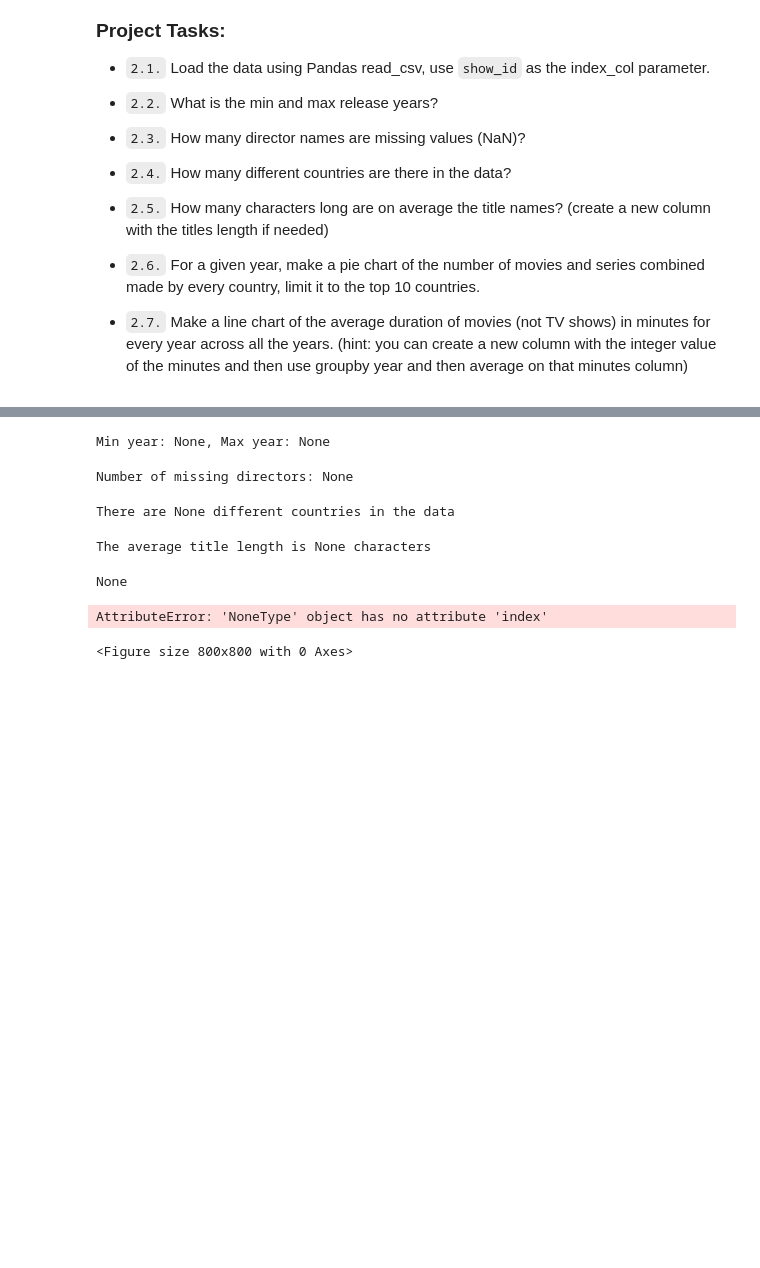
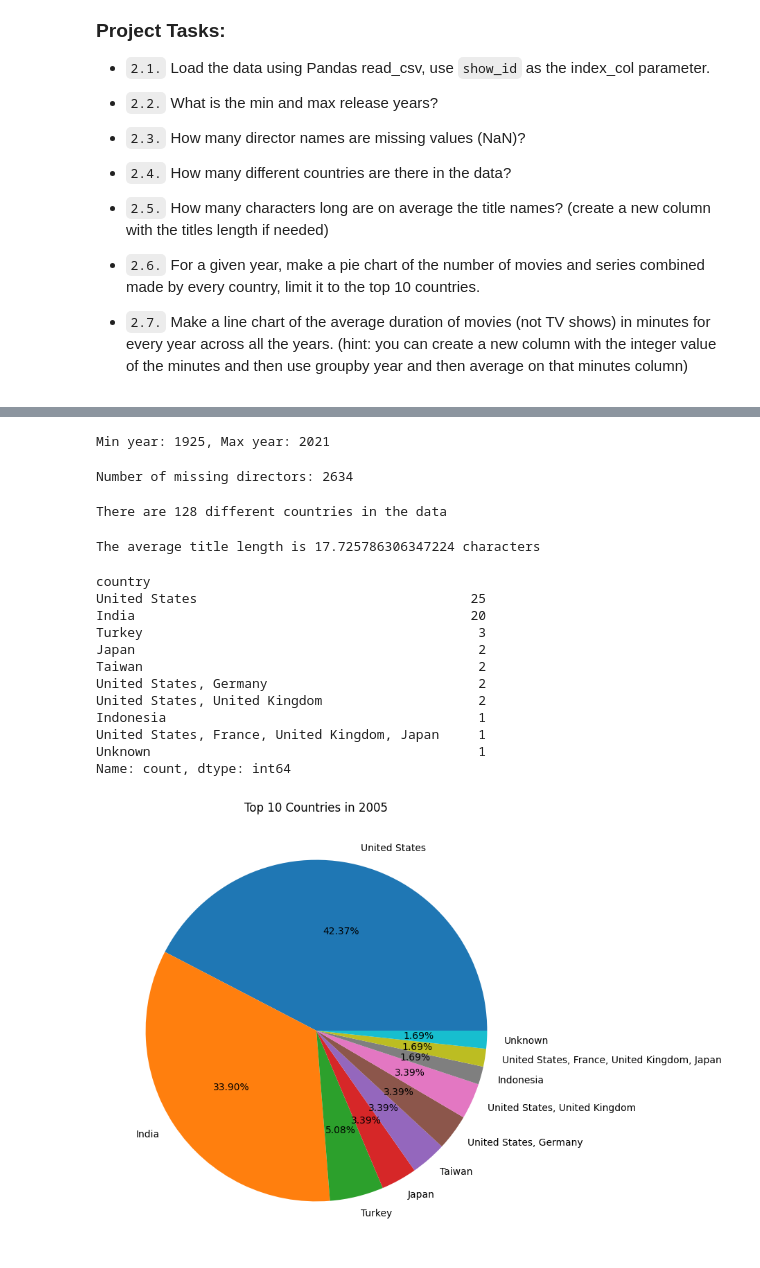
Before and after one commit to andreapivaralb/eae_ipld_project, a Jupyter notebook: development/02_netflix_data_analysis.ipynb, the cells around one changed output, grey strips where cells are left out. Saved outputs shown, nothing was run; the diff lists cells and outputs as text; code cells hidden in the pictures; blank space fills up the shorter version.

```diff
--- a/development/02_netflix_data_analysis.ipynb
+++ b/development/02_netflix_data_analysis.ipynb
@@ -29,6 +29,6 @@ import matplotlib.pyplot as plt
 
 data_path = "../data/netflix_titles.csv"
 
-movies_df = None  # TODO
+movies_df = pd.read_csv(data_path, index_col='show_id')  # TODO
 
 movies_df
@@ -35,20 +50,20 @@ movies_df
 # %%
 # Ex 2.2: What is the min and max release years?
 
-min_year = None  # TODO
-max_year = None  # TODO
+min_year = movies_df['release_year'].min()  # TODO
+max_year = movies_df['release_year'].max()  # TODO
 
 print(f"Min year: {min_year}, Max year: {max_year}")
 # %% [output]
-Min year: None, Max year: None
+Min year: 1925, Max year: 2021
 # %%
 # Ex 2.3: How many director names are missing values (NaN)?
 
-num_missing_directors = None  # TODO
+num_missing_directors = movies_df['director'].isnull().sum()  # TODO
 
 print(f"Number of missing directors: {num_missing_directors}")
 # %% [output]
-Number of missing directors: None
+Number of missing directors: 2634
 # %%
 # Ex 2.4: How many different countries are there in the data?
 
@@ -59,45 +74,73 @@ Number of missing directors: None
 # Finally, you can get the number of unique countries by getting the length of the list of unique countries, you can use a set {} to get the unique countries or convert the entire
 # list into a pd.Series and use .unique() to get the list of unique countries and then its number.
 
-n_countries = None  # TODO n_countries has to be a single integer number with the unique number of different countries (you can build this in multiple lines and steps)
+# fill NaN as Unknown
+movies_df["country"].fillna("Unknown,inplace=True")
 
+# convert the countries into a list
+country_list = movies_df["country"].tolist()
+
+# join with comas
+join_countr = ", ".join(country_list)
+
+#separate after coma
+split_countr = join_countr.split(", ")
+
+# identify unique countries
+unique_country = set(split_countr)
+
+n_countries = len(unique_country)
 print(f"There are {n_countries} different countries in the data")
 # %% [output]
-There are None different countries in the data
+There are 128 different countries in the data
 # %%
 # Ex 2.5: How many characters long are on average the title names?
 
 # hint: (create a new column with the titles length if needed, you can use the apply method like .apply(lambda x: len(x)) , then get the mean of that column)
 
-avg_title_length = None  # TODO
+movies_df['title_length'] = movies_df['title'].apply(lambda x: len(x))
+
+avg_title_length = movies_df['title_length'].mean()  # TODO
 
 print(f"The average title length is {avg_title_length} characters")
 # %% [output]
-The average title length is None characters
+The average title length is 17.725786306347224 characters
 # %%
 # Ex 2.6: For a given year, get the Pandas Series of how many movies and series combined were made by every country, limit it to the top 10 countries.
 
 # It's optional to clean or modify the data of countries in this case, you can just use the data as it is.
 
 # hint: (you can use the .loc method to filter the data by year, and then use the .value_counts() method to get the number of movies and series combined for each country,
 # finally use the head(10) method to get the top 10 countries)
 
 year = 2005   # you can try to change the year to see the results for different years
 
-top_10_countries = None  # TODO: top_10_countries has to be a Pandas Series with the top 10 countries with the number of movies and series combined for that year
+data_for_year = movies_df.loc[movies_df['release_year'] == year]
+
+top_10_countries = data_for_year['country'].value_counts().head(10)  # TODO: top_10_countries has to be a Pandas Series with the top 10 countries with the number of movies and series combined for that year
 
 print(top_10_countries)
 
 # Code to plot the pie chart from your data results
 fig = plt.figure(figsize=(8, 8))
 plt.pie(top_10_countries, labels=top_10_countries.index, autopct="%.2f%%")
 plt.title(f"Top 10 Countries in {year}")
 
 plt.show()
 # %% [output]
-None
+country
+United States                                   25
+India                                           20
+Turkey                                           3
+Japan                                            2
+Taiwan                                           2
+United States, Germany                           2
+United States, United Kingdom                    2
+Indonesia                                        1
+United States, France, United Kingdom, Japan     1
+Unknown                                          1
+Name: count, dtype: int64
-AttributeError: 'NoneType' object has no attribute 'index'
-<Figure size 800x800 with 0 Axes>
+[figure, added]
 # %%
 # Ex 2.7: Make a line chart of the average duration of movies (not TV shows) in minutes for every year across all the years.
 
```
Also changed, not shown: parts of 2 cells of this notebook, 3 other files.
